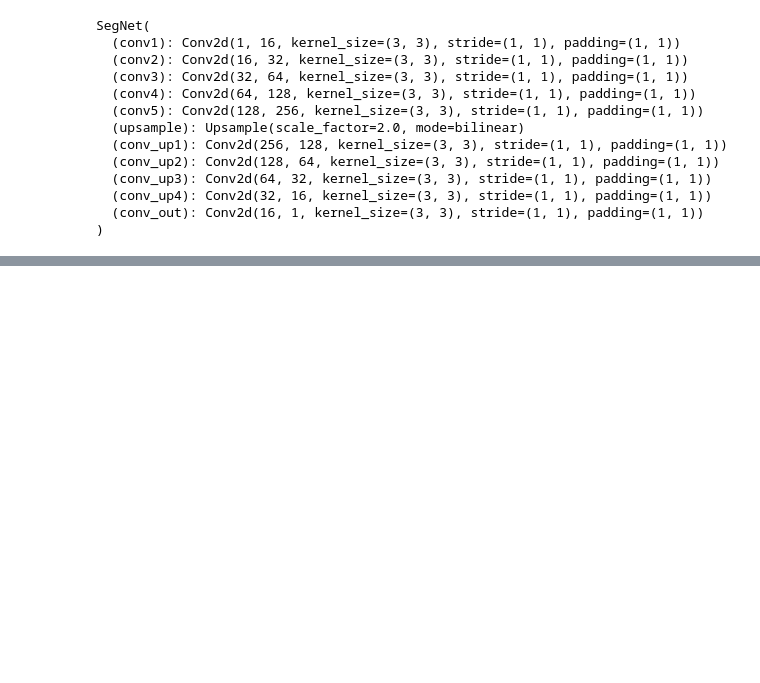
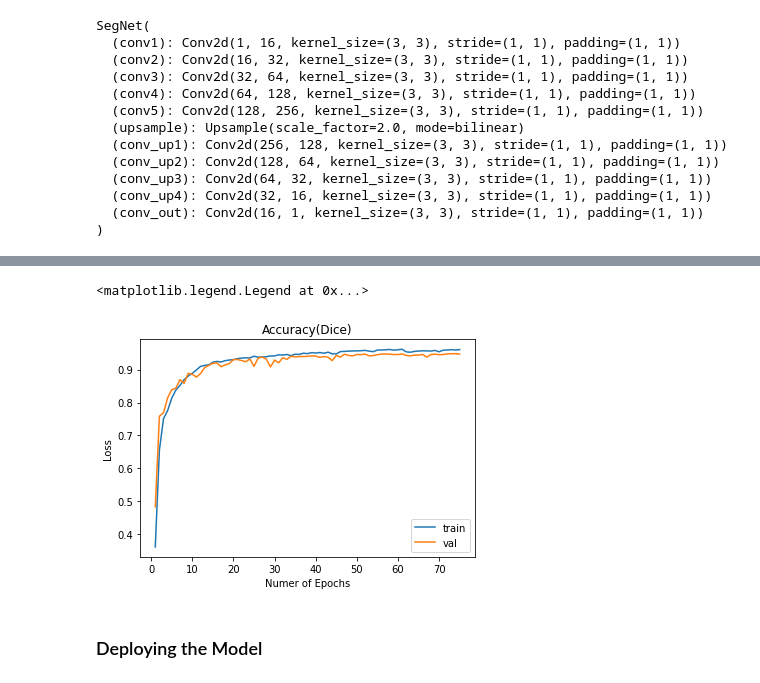
Before and after one commit to akansh12/Computer_vision_Book_solution, a Jupyter notebook: Chapter_6_automated-measurement-of-fetal-head-circumference.ipynb, the cells around one changed output, grey strips where cells are left out. Saved outputs shown, nothing was run; the diff lists cells and outputs as text; code cells hidden in the pictures; blank space fills up the shorter version.

```diff
--- a/Chapter_6_automated-measurement-of-fetal-head-circumference.ipynb
+++ b/Chapter_6_automated-measurement-of-fetal-head-circumference.ipynb
@@ -318,0 +532,16 @@ SegNet(
+# %%
+num_epochs = params_train['num_epochs']
+
+plt.figure()
+plt.plot(range(1, num_epochs+1), metric_hist['train'], label = 'train')
+
+plt.plot(range(1, num_epochs+1), metric_hist['val'], label = 'val')
+plt.xlabel("Numer of Epochs")
+plt.ylabel("Loss")
+plt.title("Accuracy(Dice)")
+plt.legend()
+# %% [output]
+<matplotlib.legend.Legend at 0x...>
+[figure, added]
+# %% [markdown]
+### Deploying the Model
```
Also changed, not shown: parts of 19 cells of this notebook.
